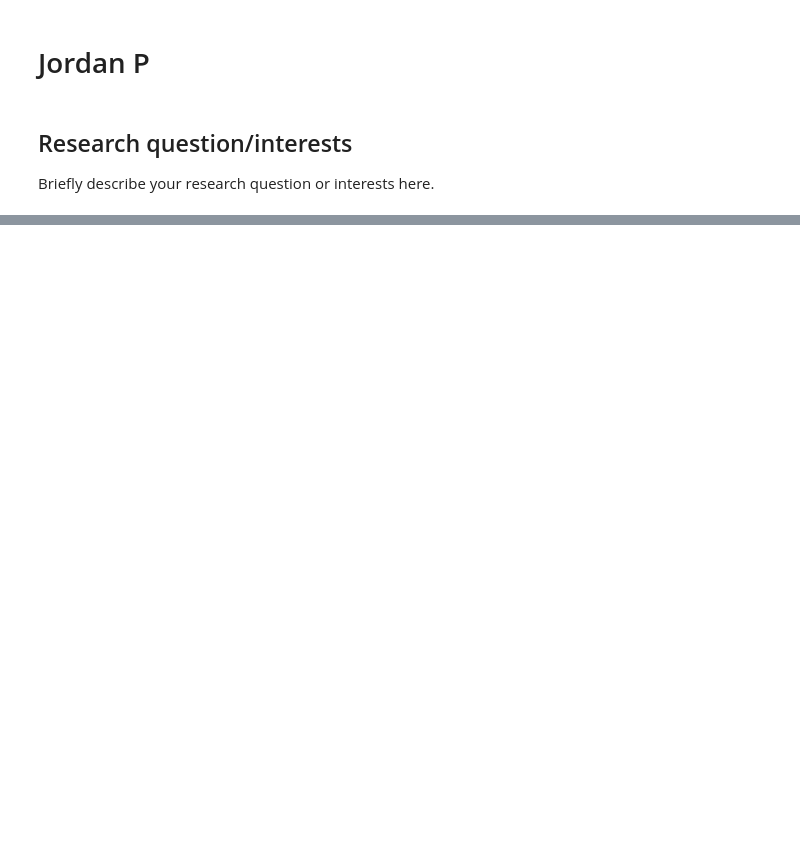
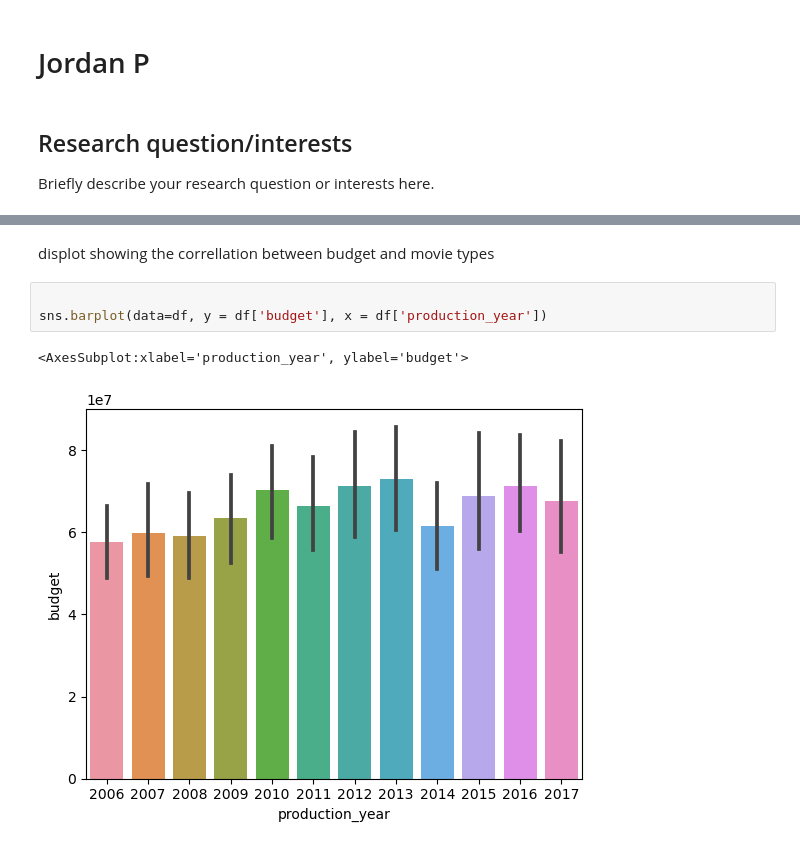
Before and after one commit to ubco-W2022T1-cosc301/project-group16, a Jupyter notebook: notebooks/analysis3.ipynb, the cells around one changed output, grey strips where cells are left out. Saved outputs shown, nothing was run; the diff lists cells and outputs as text; blank space fills up the shorter version.

```diff
--- a/notebooks/analysis3.ipynb
+++ b/notebooks/analysis3.ipynb
@@ -25,0 +59,8 @@ list_movie
+# %% [markdown]
+displot showing the correllation between budget and movie types
+# %%
+
+sns.barplot(data=df, y = df['budget'], x = df['production_year'])
+# %% [output]
+<AxesSubplot:xlabel='production_year', ylabel='budget'>
+[figure, added]
```
Also changed, not shown: parts of 14 cells of this notebook, 1 other file.
